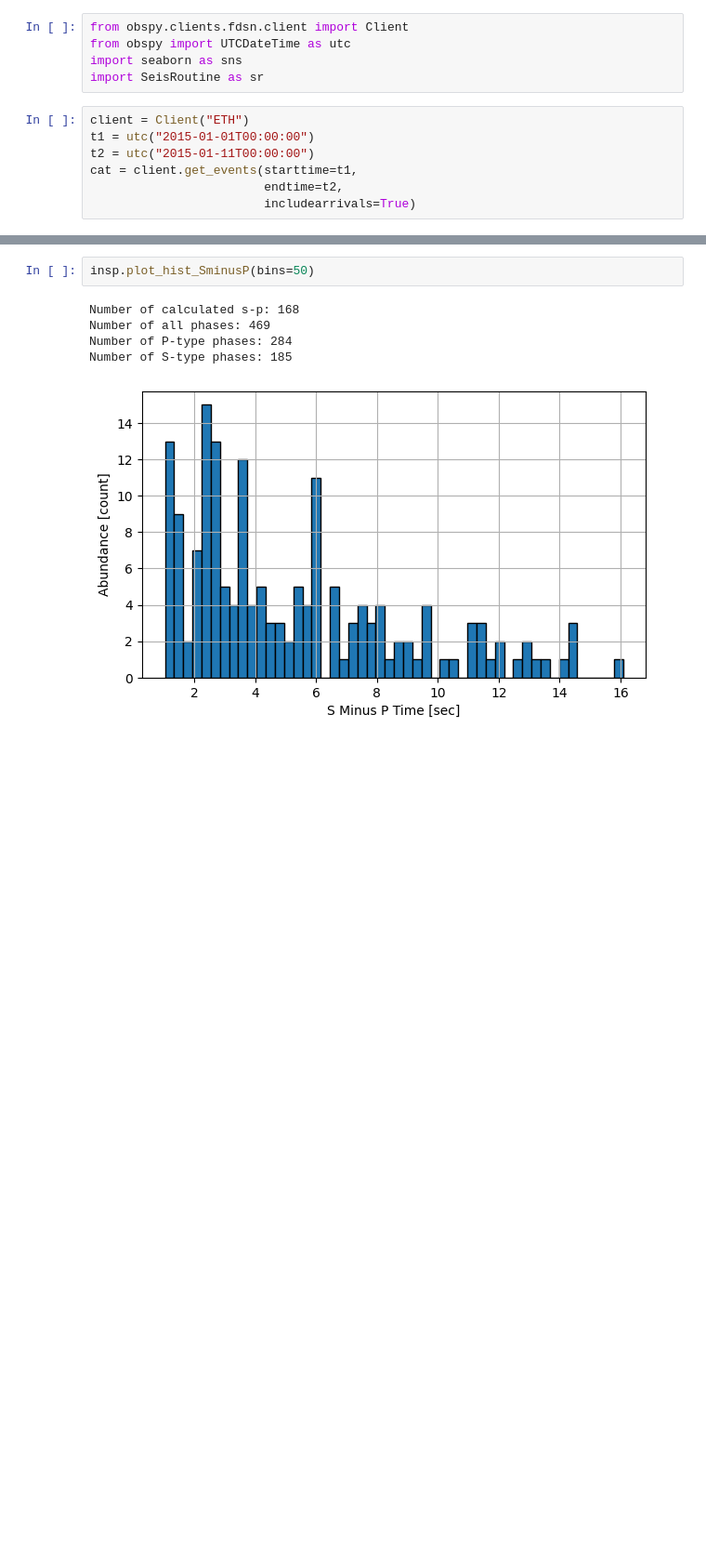
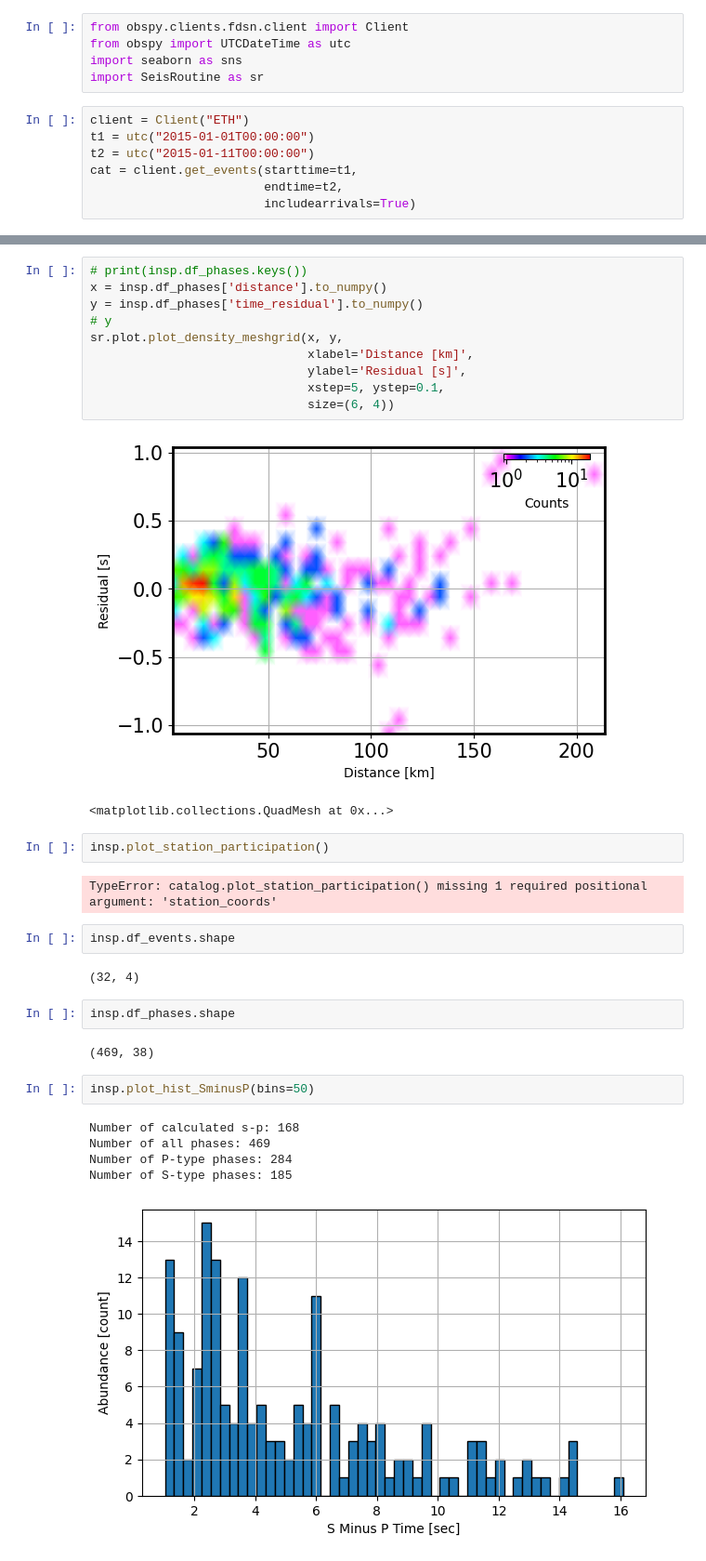
Before and after one commit to ikahbasi/SeisRoutine, a Jupyter notebook: Catalog-example.ipynb, the cells around one changed output, grey strips where cells are left out. Shown: that part at 93% size. Saved outputs shown, nothing was run; the diff lists cells and outputs as text; blank space fills up the shorter version.

```diff
--- a/Catalog-example.ipynb
+++ b/Catalog-example.ipynb
@@ -15,3 +68,28 @@ insp = sr.inspector.catalog(cat=cat)
+# %%
+# print(insp.df_phases.keys())
+x = insp.df_phases['distance'].to_numpy()
+y = insp.df_phases['time_residual'].to_numpy()
+# y
+sr.plot.plot_density_meshgrid(x, y,
+                              xlabel='Distance [km]',
+                              ylabel='Residual [s]',
+                              xstep=5, ystep=0.1,
+                              size=(6, 4))
+# %% [output]
+[figure, added]
+<matplotlib.collections.QuadMesh at 0x...>
+# %%
+insp.plot_station_participation()
+# %% [output]
+TypeError: catalog.plot_station_participation() missing 1 required positional argument: 'station_coords'
+# %%
+insp.df_events.shape
+# %% [output]
+(32, 4)
+# %%
+insp.df_phases.shape
+# %% [output]
+(469, 38)
 # %%
 insp.plot_hist_SminusP(bins=50)
 # %% [output]
```
Also changed, not shown: parts of 8 cells of this notebook.
